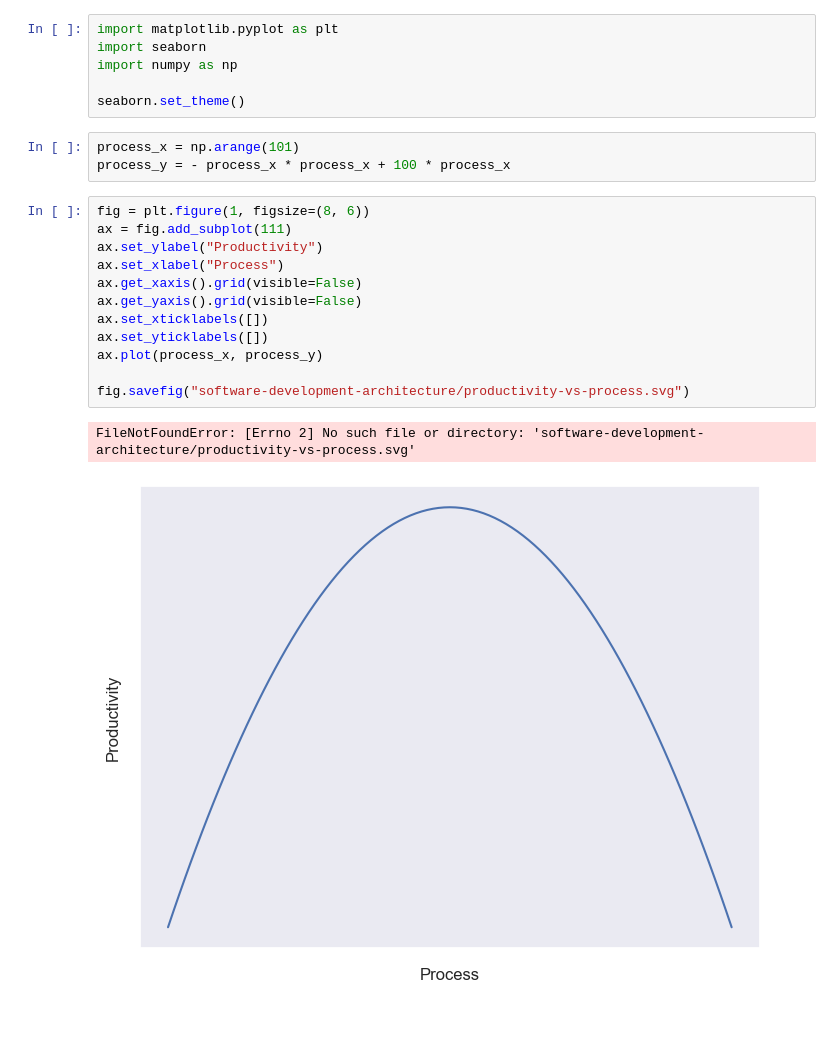
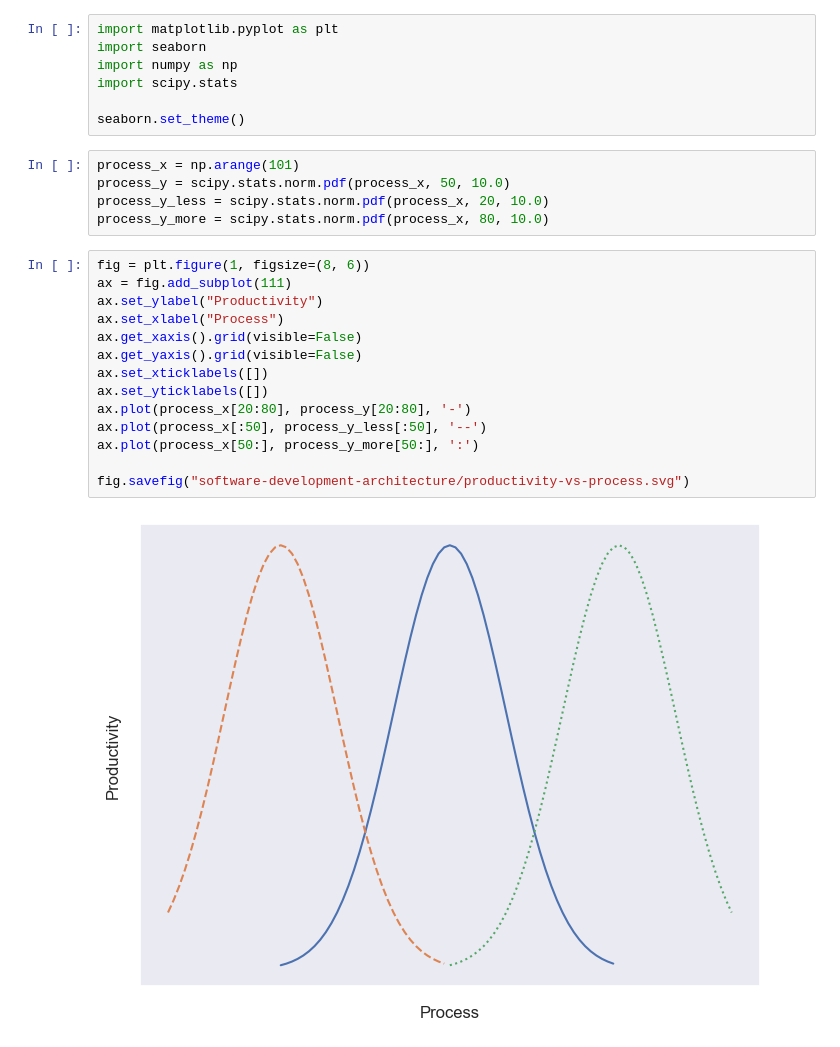
Before and after one commit to swails/blog, a Jupyter notebook: docs/generate_images.ipynb, the cells around one changed output. Cells and saved outputs as stored; diff of their text form; blank space fills up the shorter version.

```diff
--- a/docs/generate_images.ipynb
+++ b/docs/generate_images.ipynb
@@ -2,23 +2,27 @@
 import matplotlib.pyplot as plt
 import seaborn
 import numpy as np
+import scipy.stats
 
 seaborn.set_theme()
-# %%
-process_x = np.arange(101)
-process_y = - process_x * process_x + 100 * process_x
+# %%
+process_x = np.arange(101)
+process_y = scipy.stats.norm.pdf(process_x, 50, 10.0)
+process_y_less = scipy.stats.norm.pdf(process_x, 20, 10.0)
+process_y_more = scipy.stats.norm.pdf(process_x, 80, 10.0)
 # %%
 fig = plt.figure(1, figsize=(8, 6))
 ax = fig.add_subplot(111)
 ax.set_ylabel("Productivity")
 ax.set_xlabel("Process")
 ax.get_xaxis().grid(visible=False)
 ax.get_yaxis().grid(visible=False)
 ax.set_xticklabels([])
 ax.set_yticklabels([])
-ax.plot(process_x, process_y)
+ax.plot(process_x[20:80], process_y[20:80], '-')
+ax.plot(process_x[:50], process_y_less[:50], '--')
+ax.plot(process_x[50:], process_y_more[50:], ':')
 
 fig.savefig("software-development-architecture/productivity-vs-process.svg")
 # %% [output]
-FileNotFoundError: [Errno 2] No such file or directory: 'software-development-architecture/productivity-vs-process.svg'
-[figure, old version]
+[figure, new version]
```
Also changed, not shown: parts of 1 cell of this notebook, 3 other files.
